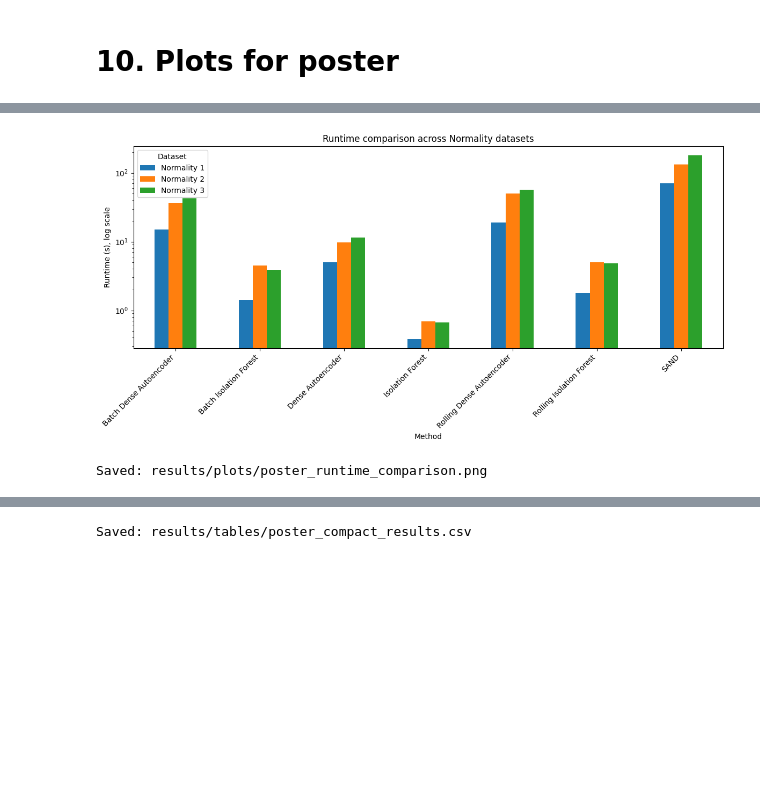
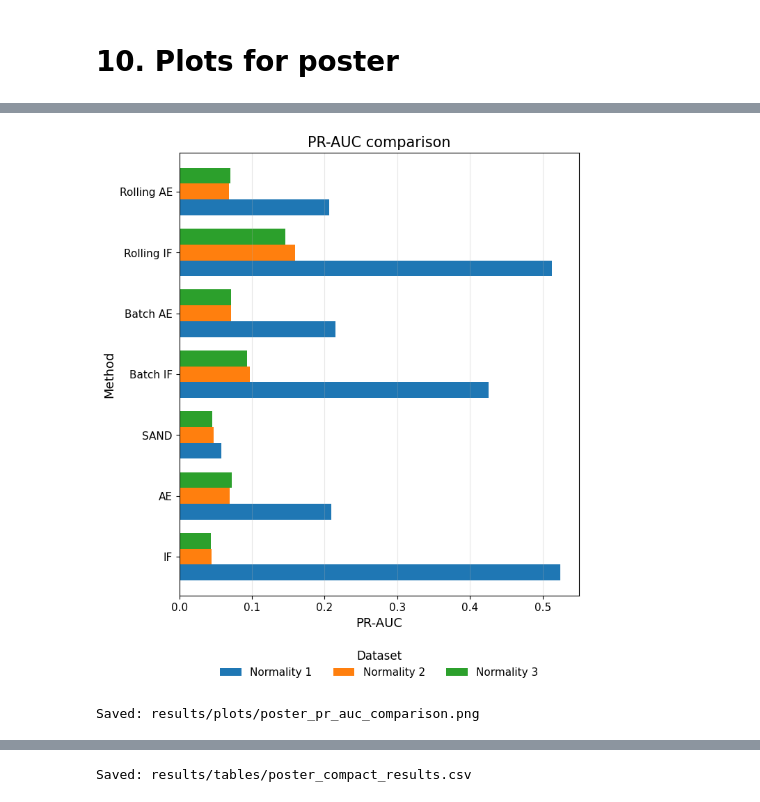
Before and after one commit to OrestisGeo/streamify-ts-anomaly-detection, a Jupyter notebook: notebooks/project2_main.ipynb, the cells around one changed output, grey strips where cells are left out. Saved outputs shown, nothing was run; the diff lists cells and outputs as text; code cells hidden in the pictures; blank space fills up the shorter version.

```diff
--- a/notebooks/project2_main.ipynb
+++ b/notebooks/project2_main.ipynb
@@ -2166,36 +2054,0 @@ Saved: results/plots/poster_accuracy_comparison.png
-# %%
-# Poster Plot 4: Runtime comparison
-
-from pathlib import Path
-import pandas as pd
-import matplotlib.pyplot as plt
-
-TABLES_DIR = Path("results/tables")
-PLOTS_DIR = Path("results/plots")
-PLOTS_DIR.mkdir(parents=True, exist_ok=True)
-
-poster_main_results = pd.read_csv(TABLES_DIR / "poster_main_results.csv")
-
-plot_df = poster_main_results.pivot(
-    index="Method",
-    columns="Dataset",
-    values="Runtime (s)"
-)
-
-ax = plot_df.plot(kind="bar", figsize=(12, 6), logy=True)
-
-ax.set_title("Runtime comparison across Normality datasets")
-ax.set_xlabel("Method")
-ax.set_ylabel("Runtime (s), log scale")
-ax.legend(title="Dataset")
-plt.xticks(rotation=45, ha="right")
-plt.tight_layout()
-
-plot_path = PLOTS_DIR / "poster_runtime_comparison.png"
-plt.savefig(plot_path, dpi=300, bbox_inches="tight")
-plt.show()
-
-print("Saved:", plot_path)
-# %% [output]
-[figure, removed]
-Saved: results/plots/poster_runtime_comparison.png
@@ -2201,0 +2165,14 @@ Saved: results/plots/poster_runtime_comparison.png
+# %%
+# Poster Plot 1: PR-AUC comparison
+
+save_poster_metric_plot(
+    df=poster_main_results,
+    metric="PR-AUC",
+    title="PR-AUC comparison",
+    xlabel="PR-AUC",
+    output_name="poster_pr_auc_comparison.png",
+    xlim=(0, None),
+)
+# %% [output]
+[figure, added]
+Saved: results/plots/poster_pr_auc_comparison.png
```
Also changed, not shown: parts of 9 cells of this notebook.
